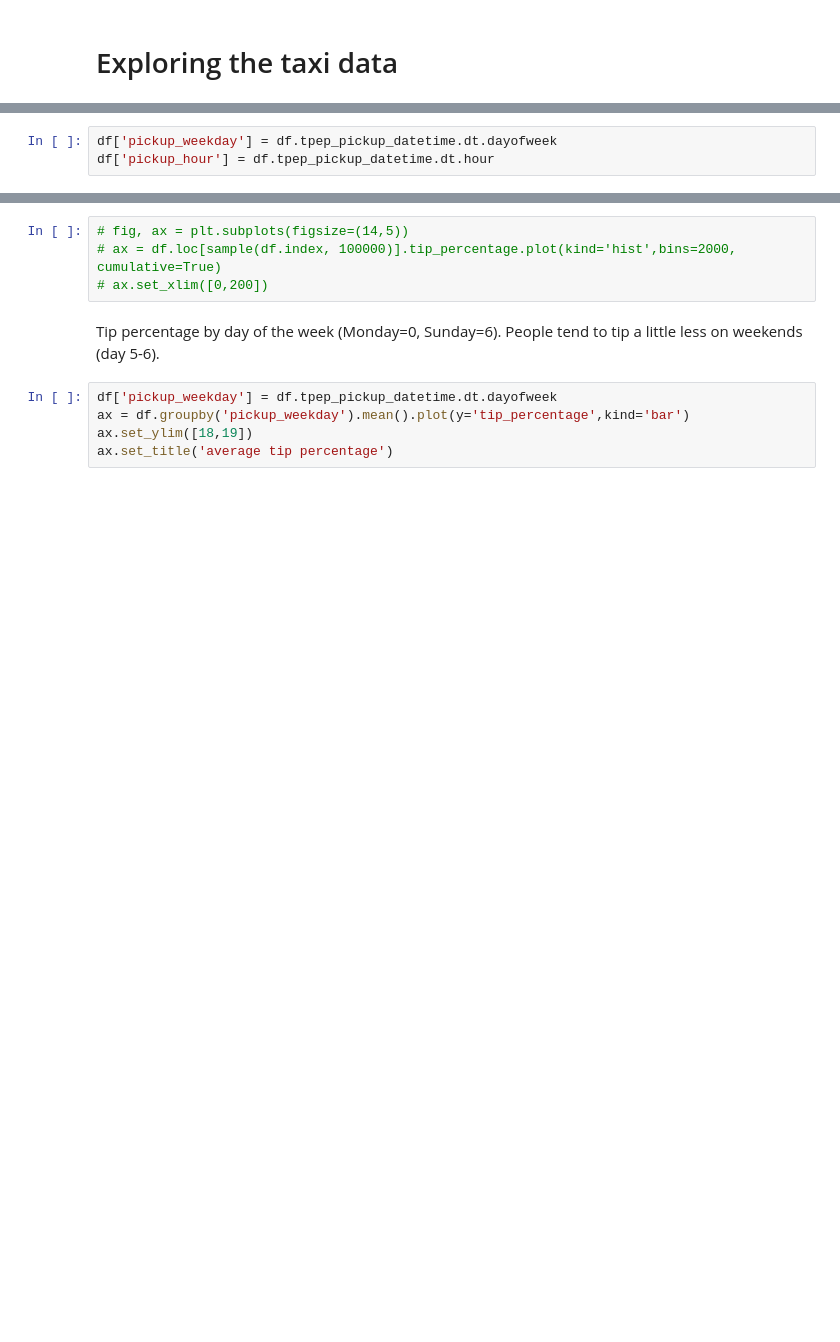
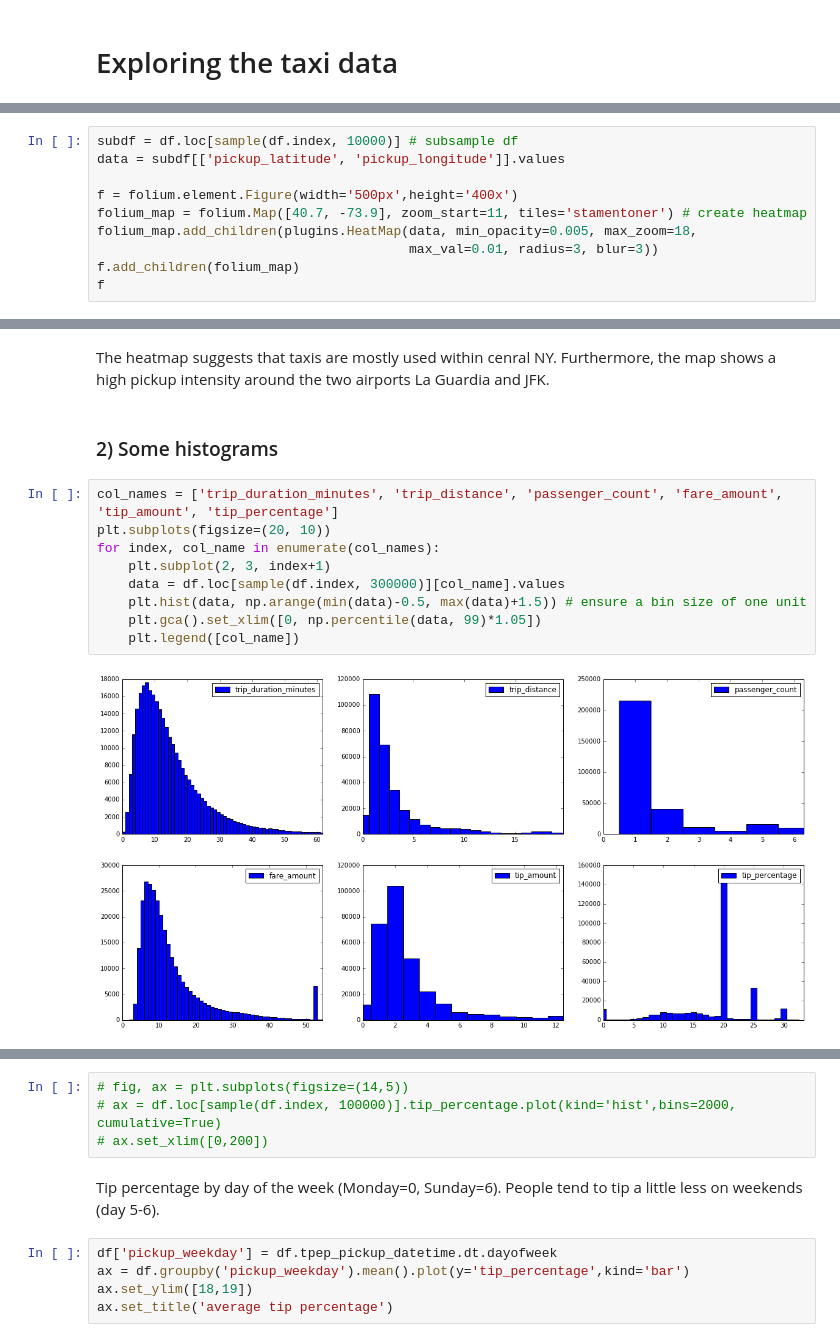
Before and after one commit to jdoepfert/nyc_taxi_tips, a Jupyter notebook: data_exploration_and_modeling.ipynb, the cells around one changed output, grey strips where cells are left out. Cells and saved outputs as stored; diff of their text form; blank space fills up the shorter version.

```diff
--- a/data_exploration_and_modeling.ipynb
+++ b/data_exploration_and_modeling.ipynb
@@ -23,3 +19,0 @@ Create two new features: day of the week, and the time of the pickup (in hours):
-# %%
-df['pickup_weekday'] = df.tpep_pickup_datetime.dt.dayofweek
-df['pickup_hour'] = df.tpep_pickup_datetime.dt.hour
@@ -29,0 +22,10 @@ For some trips, people actually tipped with credit card, even though they did no
+# %%
+subdf = df.loc[sample(df.index, 10000)] # subsample df
+data = subdf[['pickup_latitude', 'pickup_longitude']].values
+
+f = folium.element.Figure(width='500px',height='400x')
+folium_map = folium.Map([40.7, -73.9], zoom_start=11, tiles='stamentoner') # create heatmap
+folium_map.add_children(plugins.HeatMap(data, min_opacity=0.005, max_zoom=18,
+                                        max_val=0.01, radius=3, blur=3))
+f.add_children(folium_map)
+f
@@ -29,0 +34,15 @@ For some trips, people actually tipped with credit card, even though they did no
+# %% [markdown]
+The heatmap suggests that taxis are mostly used within cenral NY. Furthermore, the map shows a high pickup intensity around the two airports La Guardia and JFK.
+# %% [markdown]
+### 2) Some histograms
+# %%
+col_names = ['trip_duration_minutes', 'trip_distance', 'passenger_count', 'fare_amount', 'tip_amount', 'tip_percentage']
+plt.subplots(figsize=(20, 10))
+for index, col_name in enumerate(col_names):
+    plt.subplot(2, 3, index+1)
+    data = df.loc[sample(df.index, 300000)][col_name].values
+    plt.hist(data, np.arange(min(data)-0.5, max(data)+1.5)) # ensure a bin size of one unit
+    plt.gca().set_xlim([0, np.percentile(data, 99)*1.05])
+    plt.legend([col_name])
+# %% [output]
+[figure, added]
```
Also changed, not shown: parts of 38 cells of this notebook.
